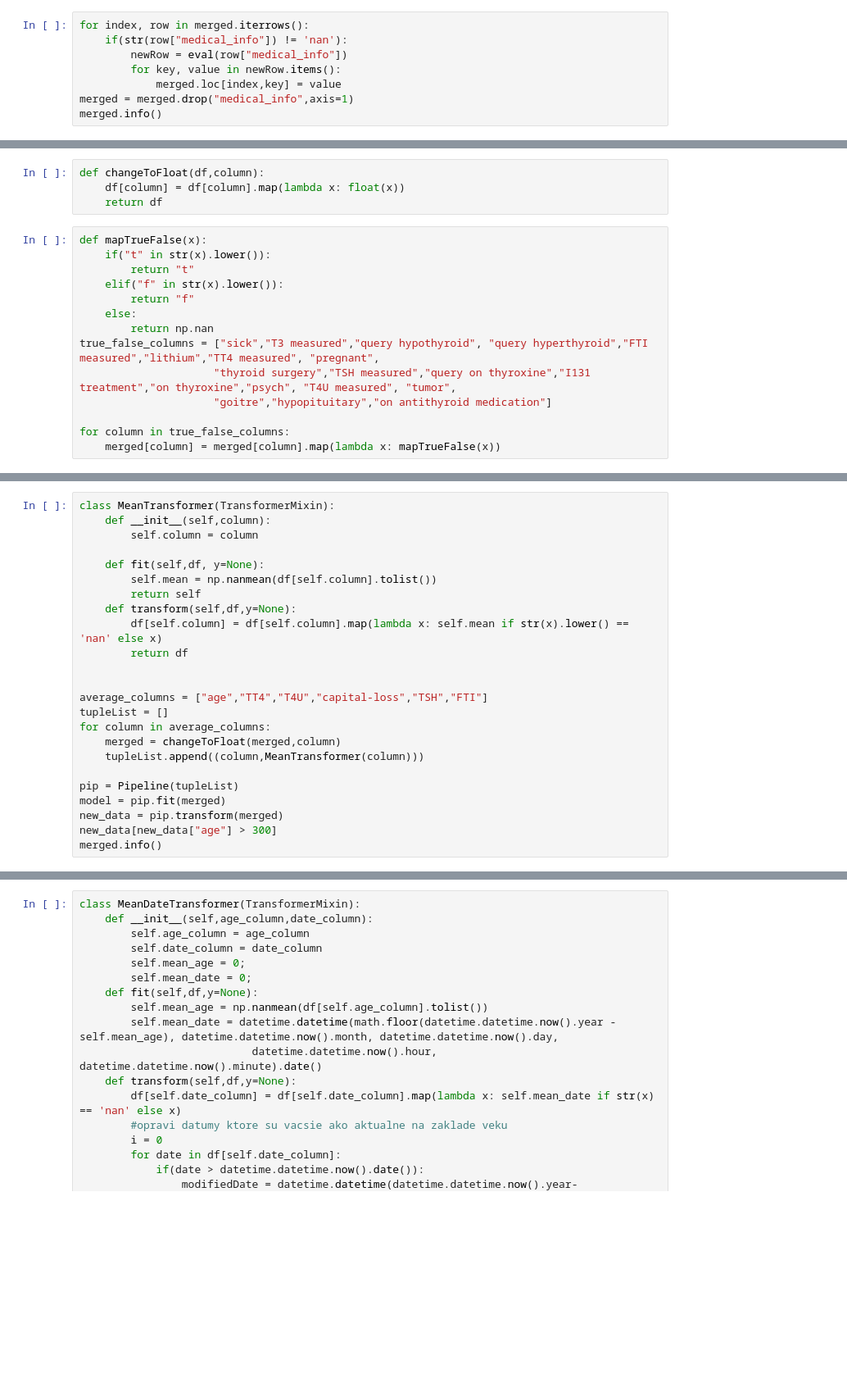
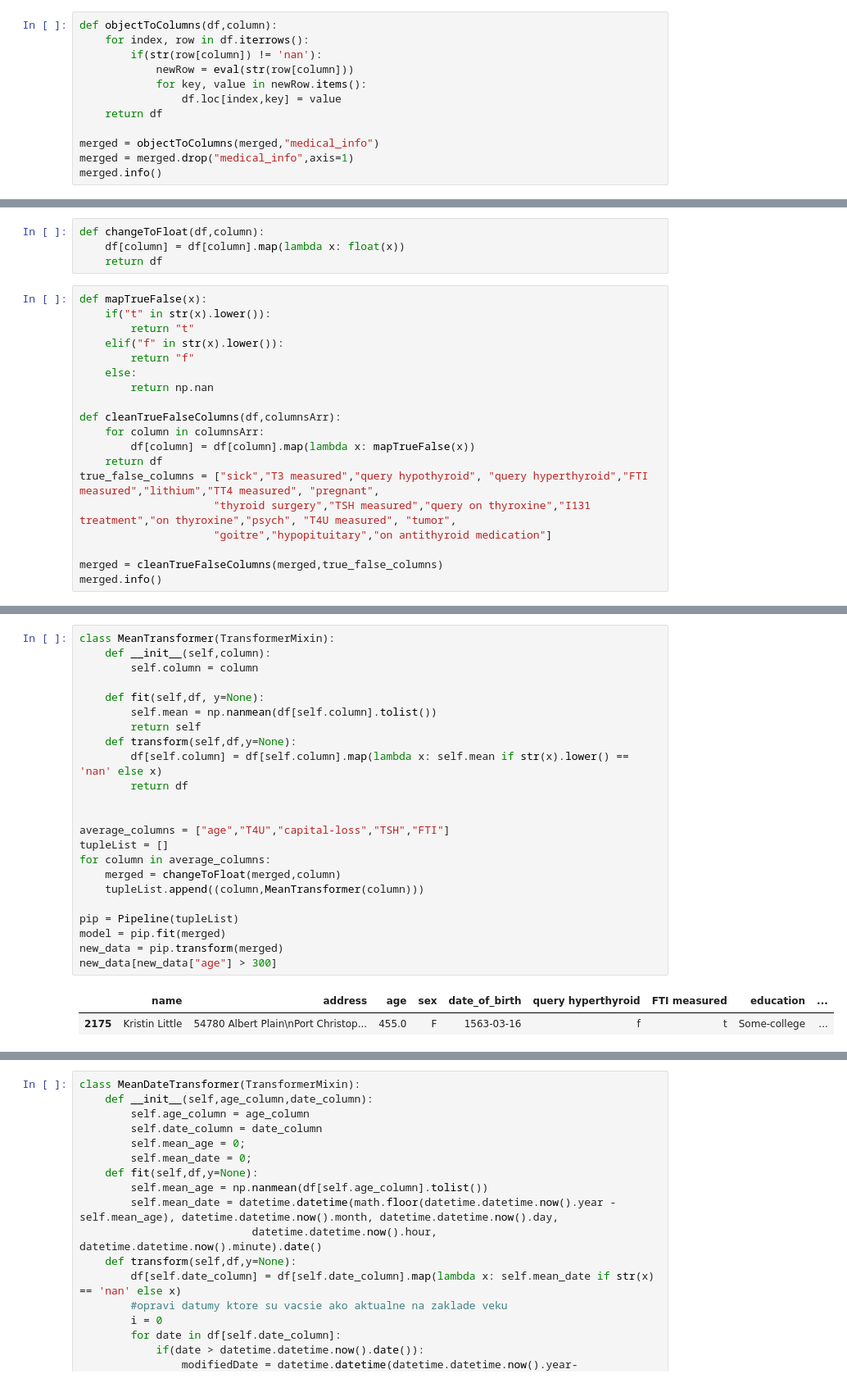
Before and after one commit to zuhi6/IAU-Projekt, a Jupyter notebook: Projekt_2_faza.ipynb, the cells around one changed output, grey strips where cells are left out. Shown at 82% size. Drawn from its saved outputs; the diff is of its cells as text; blank space fills up the shorter version.

```diff
--- a/Projekt_2_faza.ipynb
+++ b/Projekt_2_faza.ipynb
@@ -104,11 +104,15 @@ for index,row in duplicates.iterrows():
 for column in merged.columns:
     merged[column] = merged[column].map(lambda x: np.nan if '?' in str(x) or 'nan' == str(x) else x)
 # %%
-for index, row in merged.iterrows():
-    if(str(row["medical_info"]) != 'nan'):
-        newRow = eval(row["medical_info"])
-        for key, value in newRow.items():
-            merged.loc[index,key] = value
+def objectToColumns(df,column):
+    for index, row in df.iterrows():
+        if(str(row[column]) != 'nan'):
+            newRow = eval(str(row[column]))
+            for key, value in newRow.items():
+                df.loc[index,key] = value
+    return df
+
+merged = objectToColumns(merged,"medical_info")
 merged = merged.drop("medical_info",axis=1)
 merged.info()
 # %% [output]
@@ -141,9 +145,14 @@ def mapTrueFalse(x):
         return "f"
     else:
         return np.nan
+
+def cleanTrueFalseColumns(df,columnsArr):
+    for column in columnsArr:
+        df[column] = df[column].map(lambda x: mapTrueFalse(x))
+    return df
 true_false_columns = ["sick","T3 measured","query hypothyroid", "query hyperthyroid","FTI measured","lithium","TT4 measured", "pregnant",
                      "thyroid surgery","TSH measured","query on thyroxine","I131 treatment","on thyroxine","psych", "T4U measured", "tumor",
                      "goitre","hypopituitary","on antithyroid medication"]
 
-for column in true_false_columns:
-    merged[column] = merged[column].map(lambda x: mapTrueFalse(x))
+merged = cleanTrueFalseColumns(merged,true_false_columns)
+merged.info()
@@ -150,25 +177,26 @@ for column in true_false_columns:
 # %%
 class MeanTransformer(TransformerMixin):
     def __init__(self,column):
         self.column = column
 
     def fit(self,df, y=None):
         self.mean = np.nanmean(df[self.column].tolist())
         return self
     def transform(self,df,y=None):
         df[self.column] = df[self.column].map(lambda x: self.mean if str(x).lower() == 'nan' else x)
         return df
 
 
-average_columns = ["age","TT4","T4U","capital-loss","TSH","FTI"]
+average_columns = ["age","T4U","capital-loss","TSH","FTI"]
 tupleList = []
 for column in average_columns:
     merged = changeToFloat(merged,column)
     tupleList.append((column,MeanTransformer(column)))
 
 pip = Pipeline(tupleList)
 model = pip.fit(merged)
 new_data = pip.transform(merged)
 new_data[new_data["age"] > 300]
-merged.info()
 # %% [output]
+|  | name | address | age | sex | date_of_birth | query hyperthyroid | FTI measured | education | ... |
+| 2175 | Kristin Little | 54780 Albert Plain\nPort Christop... | 455.0 | F | 1563-03-16 | f | t | Some-college | ... |
```
Also changed, not shown: parts of 9 cells of this notebook.
